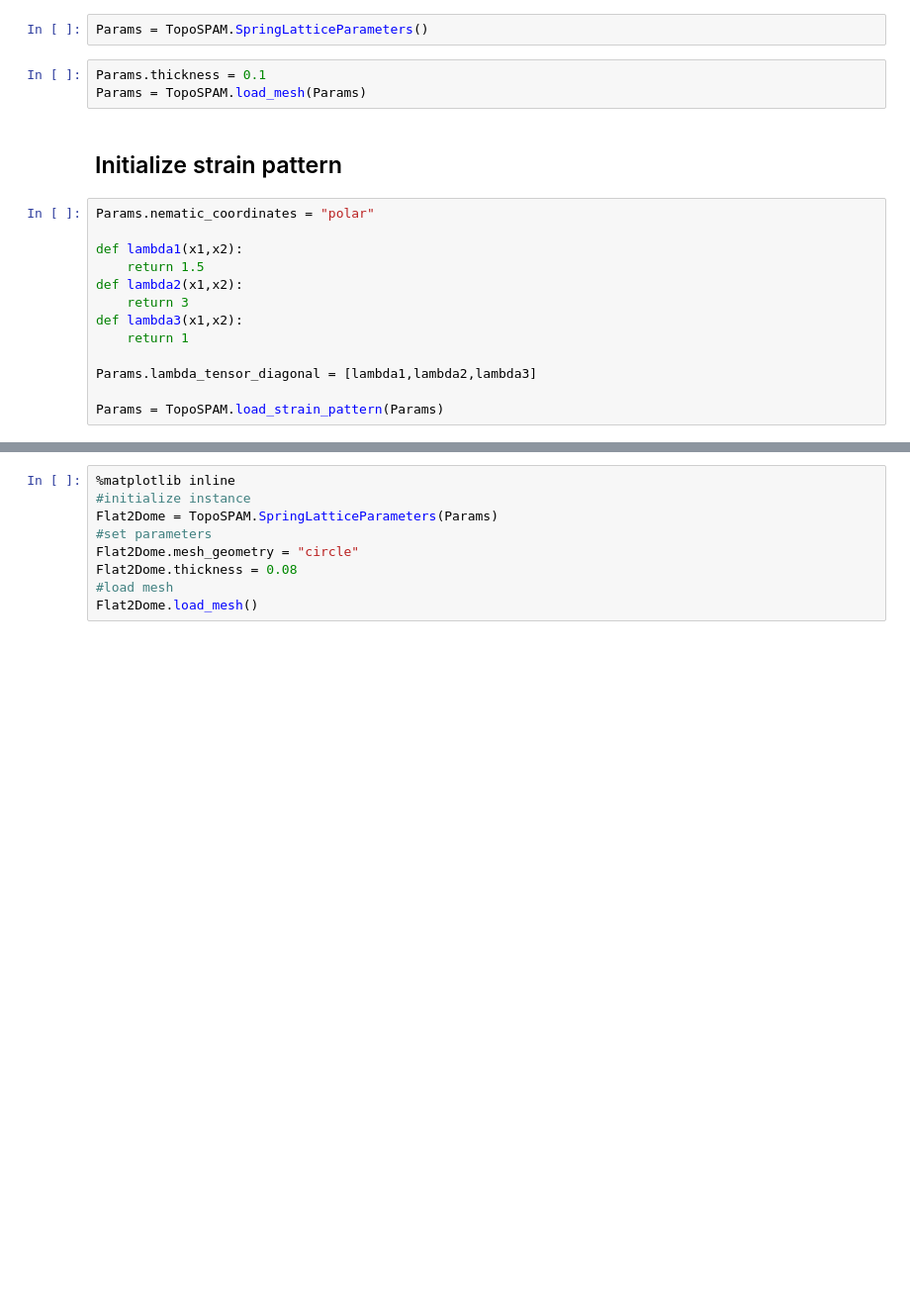
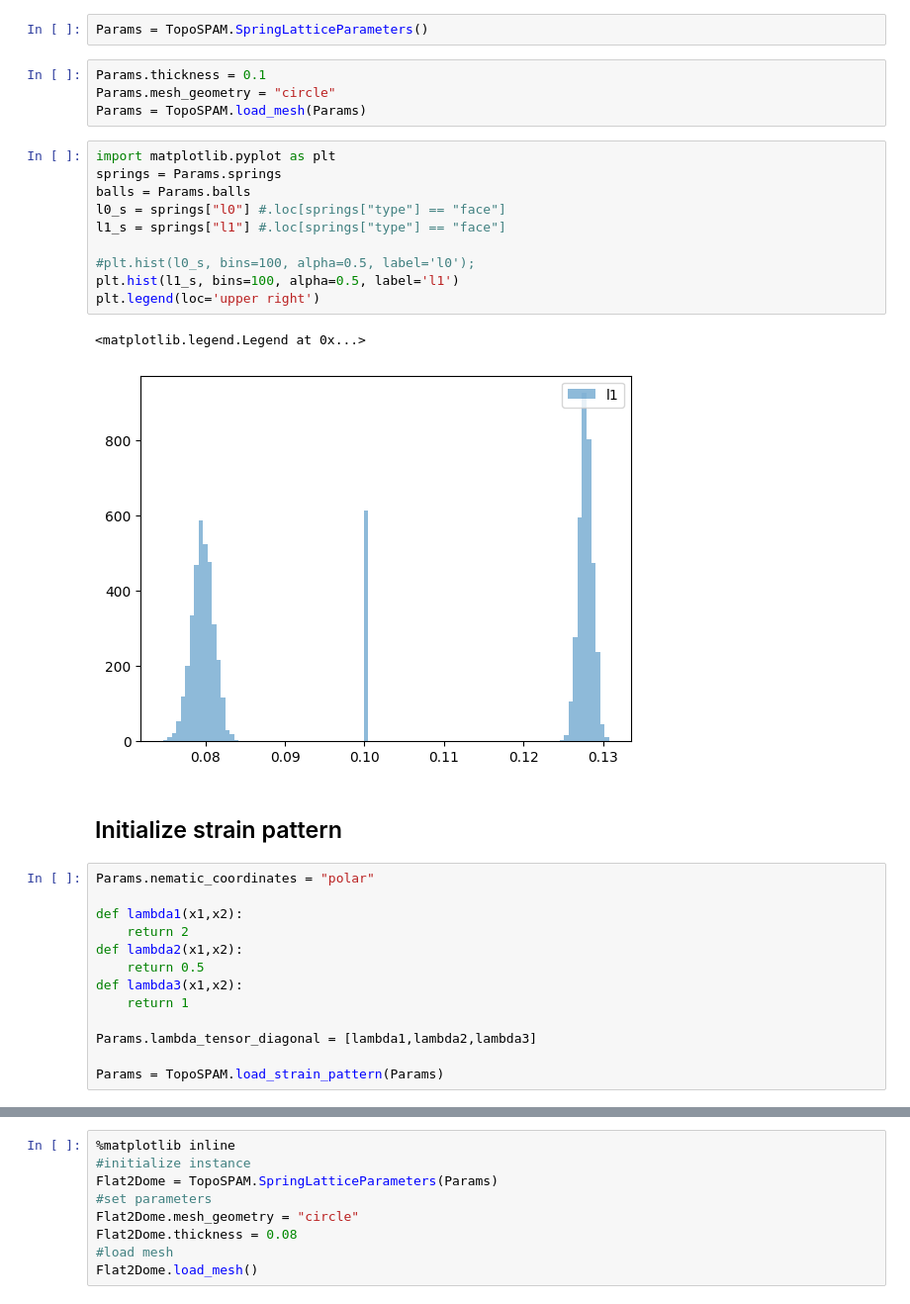
Before and after one commit to abhinavsns/topospam, a Jupyter notebook: ExampleNotebooks/SpringLattice.ipynb, the cells around one changed output, grey strips where cells are left out. Shown at 99% size. Saved outputs shown, nothing was run; the diff lists cells and outputs as text; blank space fills up the shorter version.

```diff
--- a/ExampleNotebooks/SpringLattice.ipynb
+++ b/ExampleNotebooks/SpringLattice.ipynb
@@ -12,16 +12,30 @@ Success: The path '/Users/krishna/PhD/TopoSPAM' contains the TopoSPAM repository
 Params = TopoSPAM.SpringLatticeParameters()
 # %%
 Params.thickness = 0.1
+Params.mesh_geometry = "circle"
 Params = TopoSPAM.load_mesh(Params)
+# %%
+import matplotlib.pyplot as plt
+springs = Params.springs
+balls = Params.balls
+l0_s = springs["l0"] #.loc[springs["type"] == "face"]
+l1_s = springs["l1"] #.loc[springs["type"] == "face"]
+
+#plt.hist(l0_s, bins=100, alpha=0.5, label='l0');
+plt.hist(l1_s, bins=100, alpha=0.5, label='l1')
+plt.legend(loc='upper right')
+# %% [output]
+<matplotlib.legend.Legend at 0x...>
+[figure, added]
 # %% [markdown]
 ## Initialize strain pattern
 # %%
 Params.nematic_coordinates = "polar"
 
 def lambda1(x1,x2):
-    return 1.5
+    return 2
 def lambda2(x1,x2):
-    return 3
+    return 0.5
 def lambda3(x1,x2):
     return 1
 
```
Also changed, not shown: parts of 1 cell of this notebook, 1 other file.
